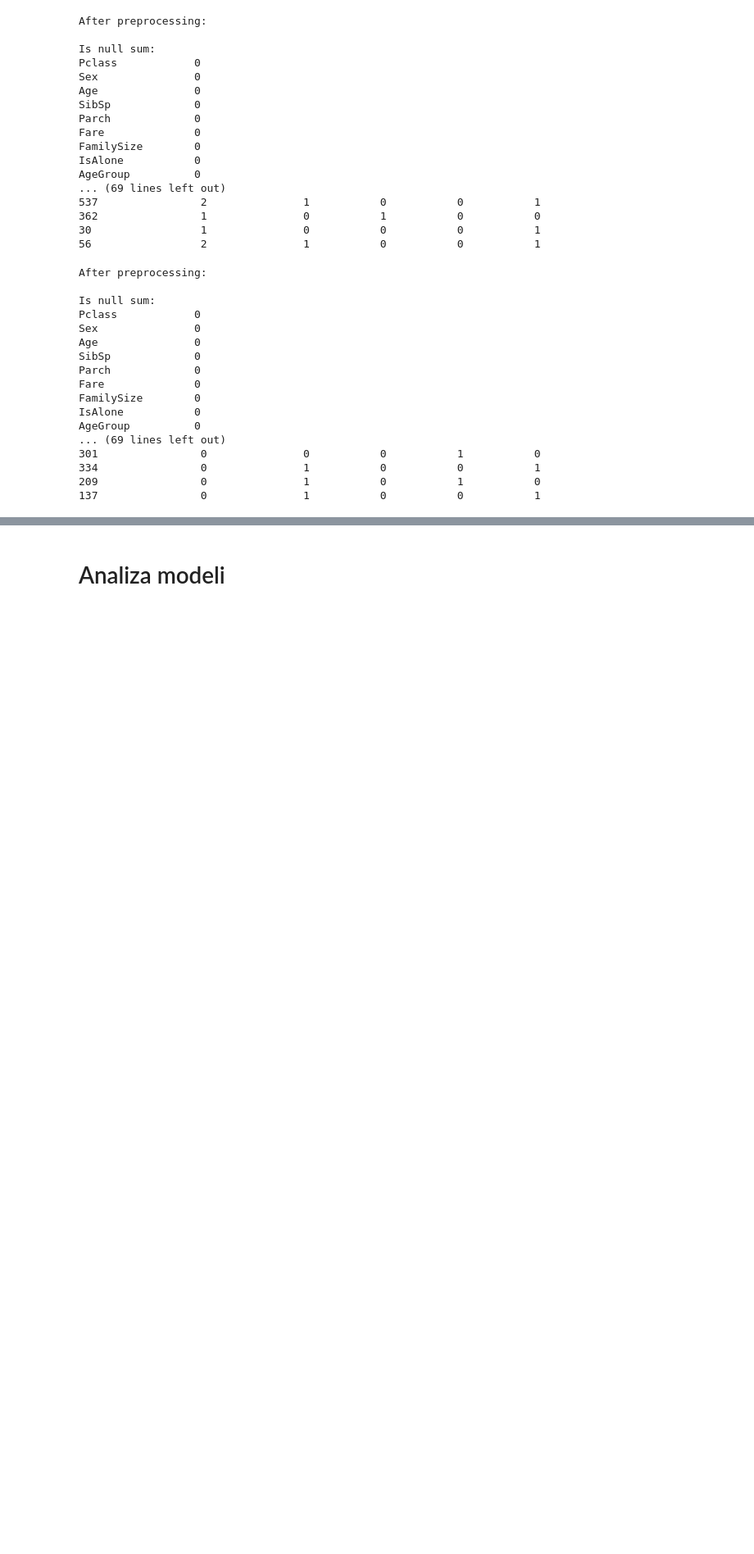
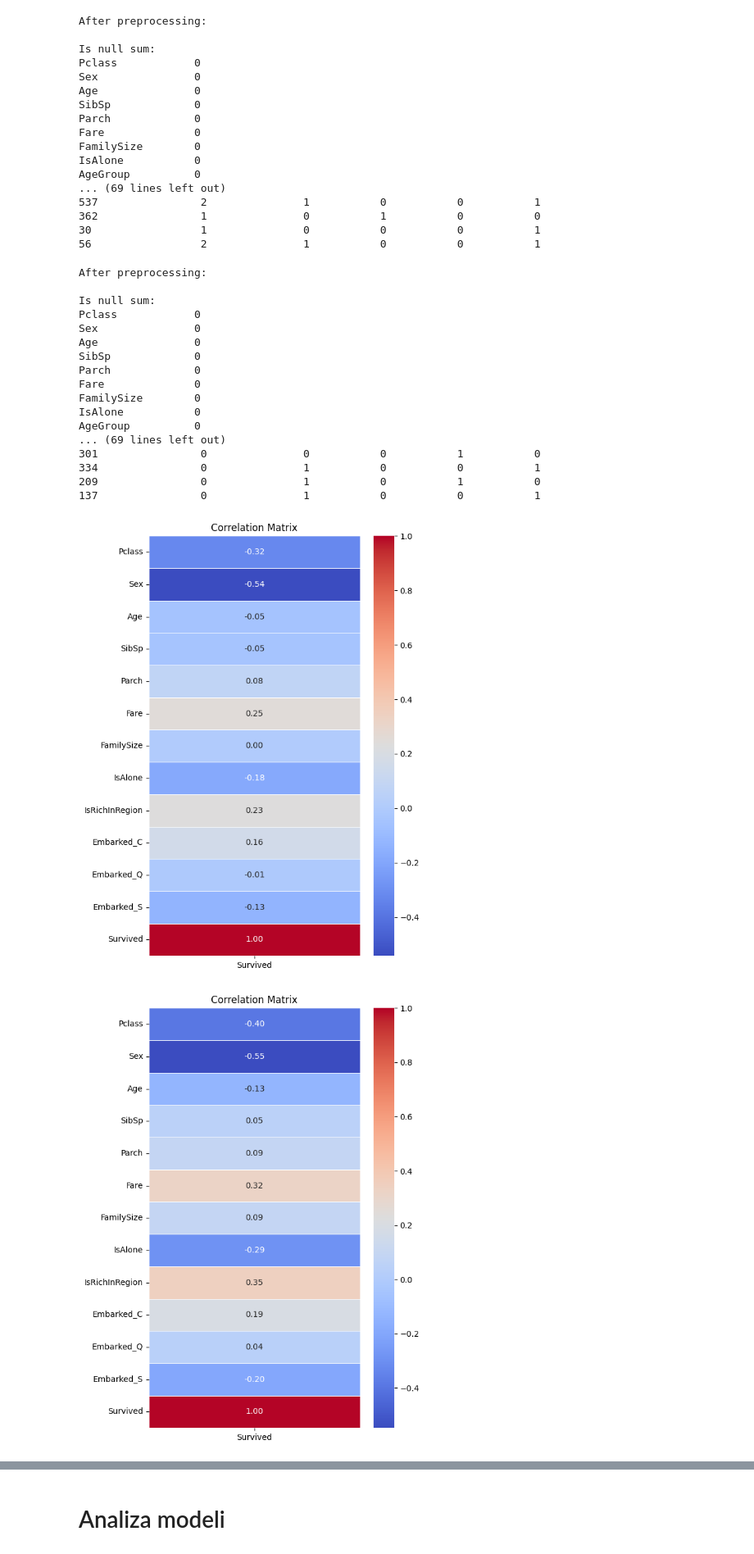
Before and after one commit to Solvro/ml-wakacyjne-wyzwanie-2025, a Jupyter notebook: 2_ml/ML_zadanie.ipynb, the cells around one changed output, grey strips where cells are left out. Shown at 82% size. Cells and saved outputs as stored; diff of their text form; code cells hidden in the pictures; blank space fills up the shorter version.

```diff
--- a/2_ml/ML_zadanie.ipynb
+++ b/2_ml/ML_zadanie.ipynb
@@ -162,3 +163,27 @@ AgeGroup          0
 334                0               1           0           0           1
 209                0               1           0           1           0
 137                0               1           0           0           1
+# %%
+def plot_correlation_matrix_for_Survived(df):
+    """
+    Plots a heatmap showing the correlation matrix for numeric columns in the DataFrame.
+    Parameters:
+        df (pandas.DataFrame): The DataFrame containing numeric data.
+    Returns:
+        None. Displays the correlation heatmap.
+    """
+    # compute correlation matrix only for numeric columns
+    corr = df.corr(numeric_only=True)
+
+    # fmt=".2f" rounds the number to 0.01
+    plt.figure(figsize=(6, 8))
+    sns.heatmap(corr[['Survived']], annot=True, fmt=".2f", cmap='coolwarm', linewidths=0.5)
+    plt.title('Correlation Matrix')
+    plt.tight_layout()
+    plt.show()
+# %%
+plot_correlation_matrix_for_Survived(X_train.join(y_train, how='inner'))
+plot_correlation_matrix_for_Survived(X_test.join(y_test, how='inner'))
+# %% [output]
+[figure, added]
+[figure, added]
```
Also changed, not shown: parts of 28 cells of this notebook.
